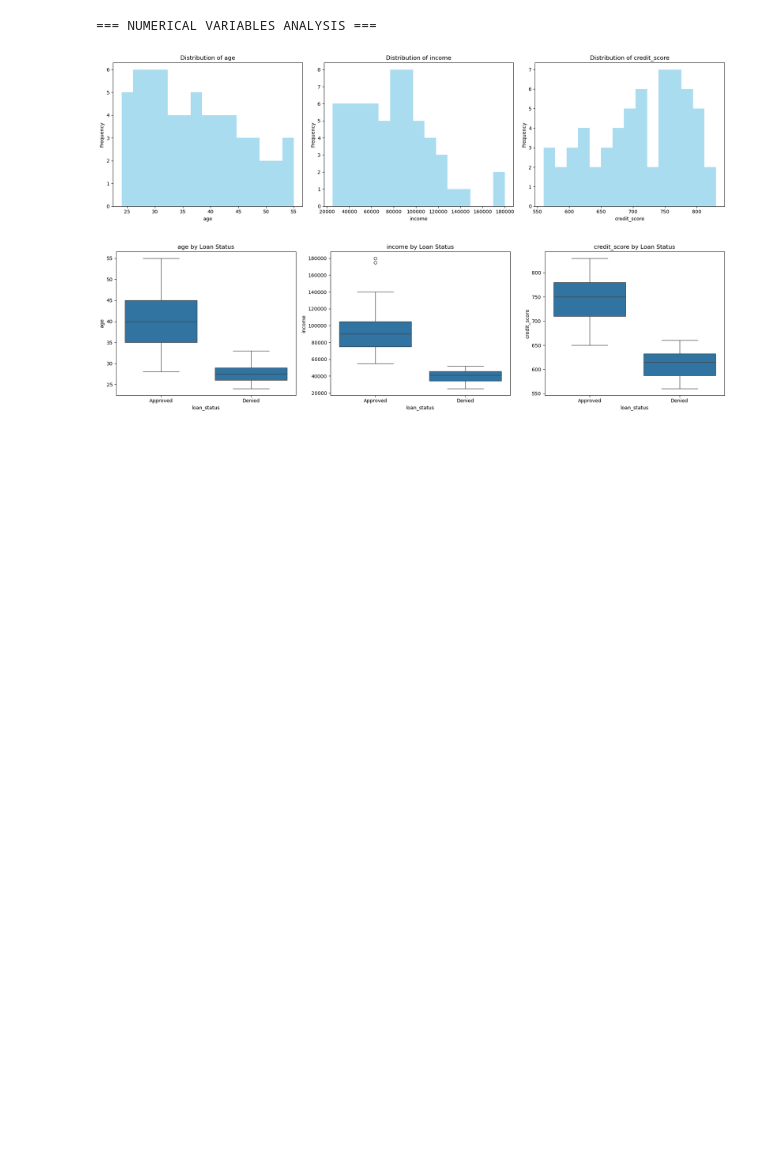
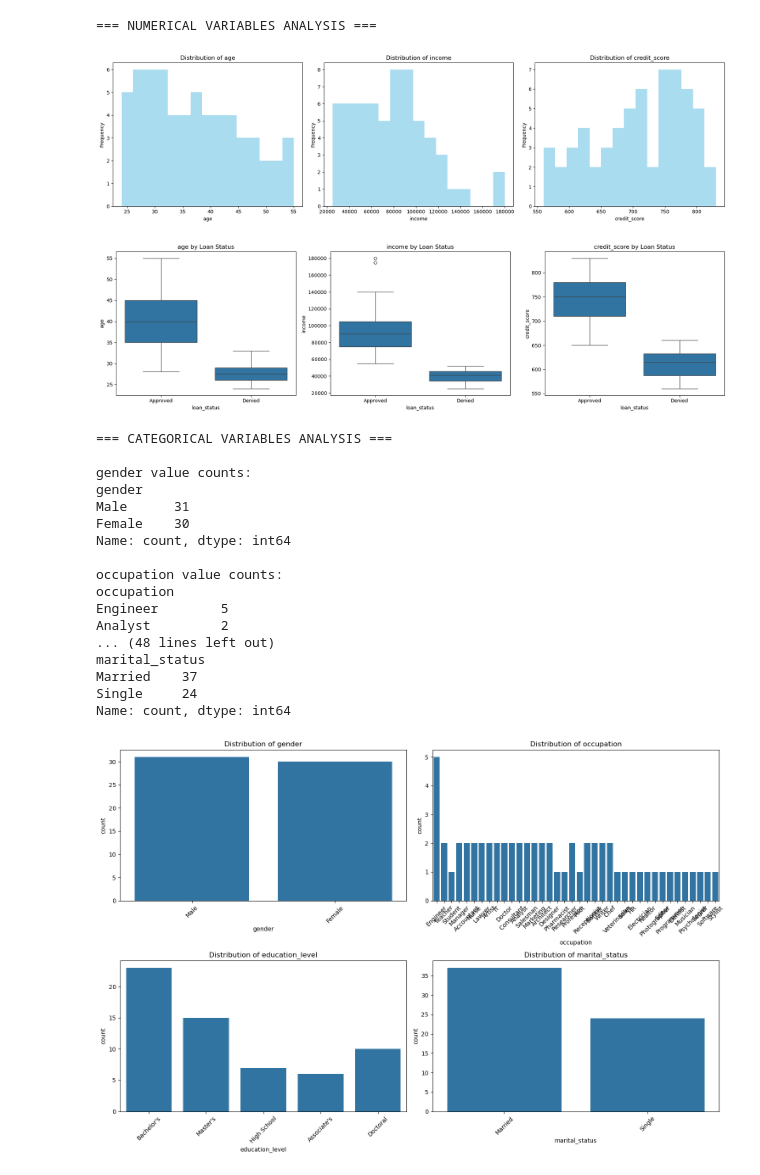
Before and after one commit to dilliram-code/Project-Loan-Classification-Logistic-Regression, a Jupyter notebook: loan_classification.ipynb, the cells around one changed output. Saved outputs shown, nothing was run; the diff lists cells and outputs as text; code cells hidden in the pictures; blank space fills up the shorter version.

Commit message:
explore: cat variables analysis

```diff
--- a/loan_classification.ipynb
+++ b/loan_classification.ipynb
@@ -202,3 +202,43 @@ plt.tight_layout()
 plt.show()
 # %% [output]
 [figure]
+# %%
+# Categorical variables analysis
+
+print("=== CATEGORICAL VARIABLES ANALYSIS ===")
+categorical_cols = ['gender', 'occupation', 'education_level', 'marital_status']
+
+fig, axes = plt.subplots(2, 2, figsize=(15, 10))
+axes = axes.ravel()
+
+for i, col in enumerate(categorical_cols):
+    # Countplot for each categorical variable
+    sns.countplot(data=df, x=col, ax=axes[i])
+    axes[i].set_title(f'Distribution of {col}')
+    axes[i].tick_params(axis='x', rotation=45)
+
+    # Print value counts
+    print(f"\n{col} value counts:")
+    print(df[col].value_counts())
+
+plt.tight_layout()
+plt.show()
+# %% [output]
+=== CATEGORICAL VARIABLES ANALYSIS ===
+
+gender value counts:
+gender
+Male      31
+Female    30
+Name: count, dtype: int64
+
+occupation value counts:
+occupation
+Engineer        5
+Analyst         2
+... (48 lines left out)
+marital_status
+Married    37
+Single     24
+Name: count, dtype: int64
+[figure, added]
```
Also changed, not shown: parts of 1 cell of this notebook.
